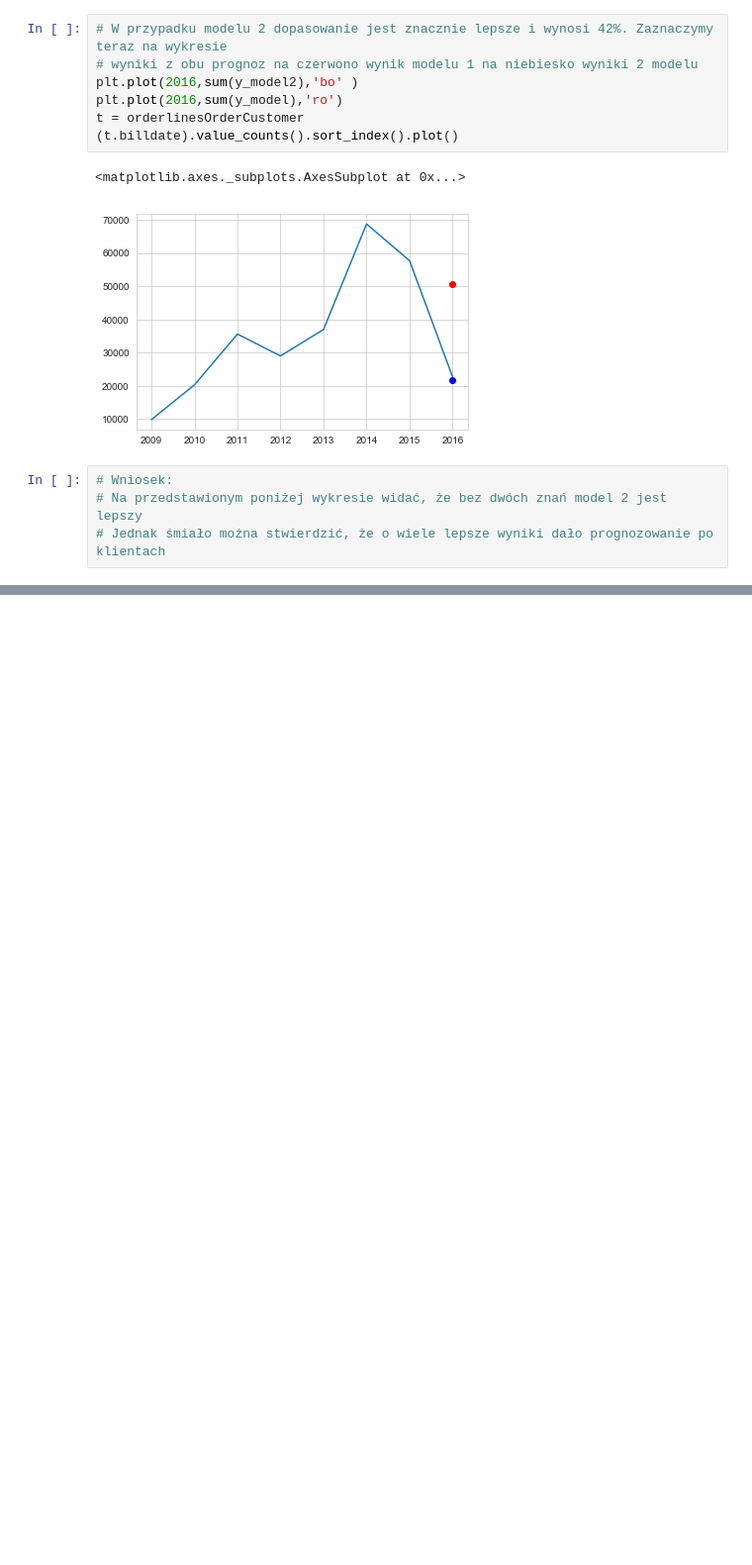
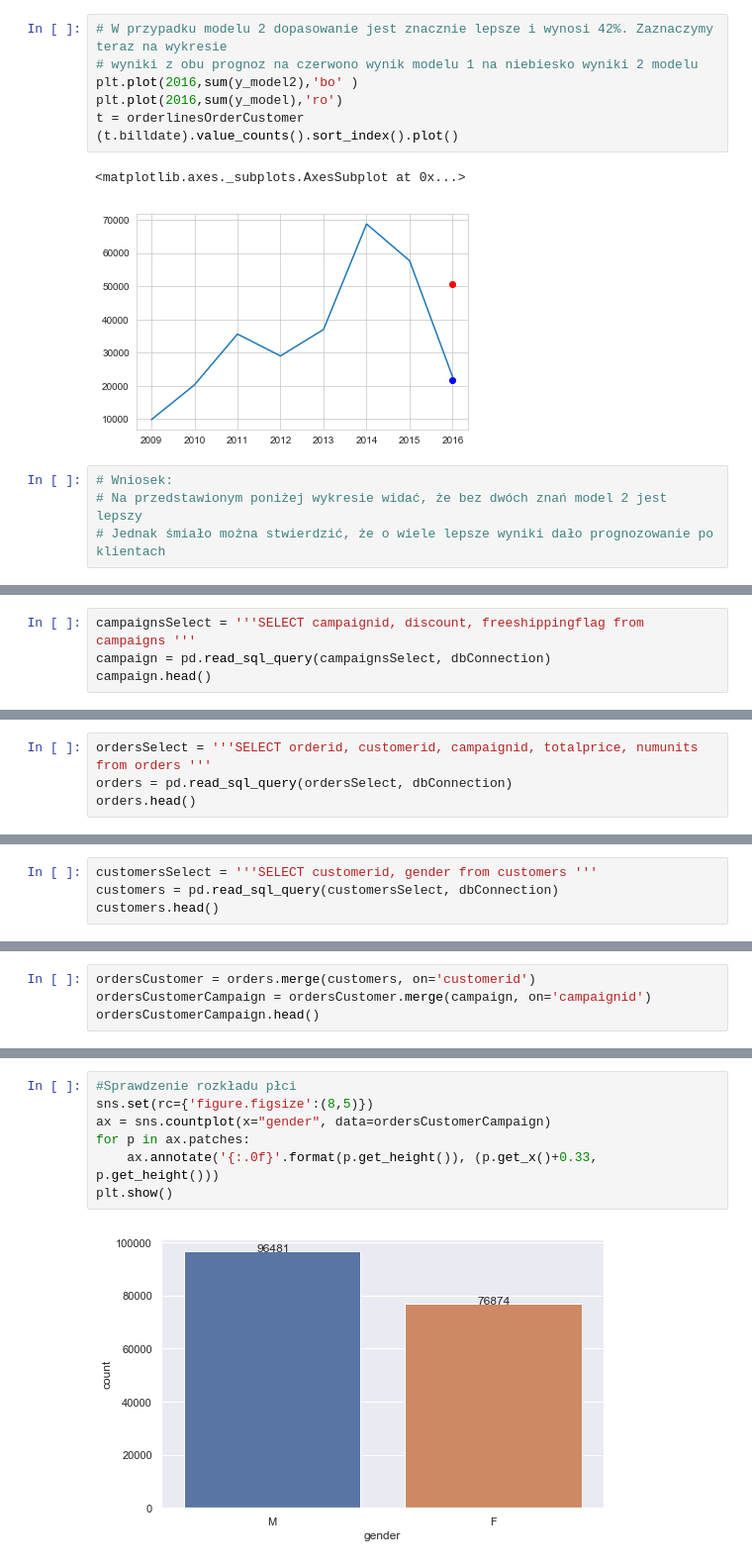
Before and after one commit to MariuszWroc/dataScience, a Jupyter notebook: data science - projekt.ipynb, the cells around one changed output, grey strips where cells are left out. Shown: that part at 99% size. Saved outputs shown, nothing was run; the diff lists cells and outputs as text; blank space fills up the shorter version.

```diff
--- a/data science - projekt.ipynb
+++ b/data science - projekt.ipynb
@@ -498,0 +478,4 @@ t = orderlinesOrderCustomer
+# %%
+campaignsSelect = '''SELECT campaignid, discount, freeshippingflag from campaigns '''
+campaign = pd.read_sql_query(campaignsSelect, dbConnection)
+campaign.head()
@@ -498,0 +489,4 @@ t = orderlinesOrderCustomer
+# %%
+ordersSelect = '''SELECT orderid, customerid, campaignid, totalprice, numunits from orders '''
+orders = pd.read_sql_query(ordersSelect, dbConnection)
+orders.head()
@@ -498,0 +500,4 @@ t = orderlinesOrderCustomer
+# %%
+customersSelect = '''SELECT customerid, gender from customers '''
+customers = pd.read_sql_query(customersSelect, dbConnection)
+customers.head()
@@ -498,0 +511,4 @@ t = orderlinesOrderCustomer
+# %%
+ordersCustomer = orders.merge(customers, on='customerid')
+ordersCustomerCampaign = ordersCustomer.merge(campaign, on='campaignid')
+ordersCustomerCampaign.head()
@@ -498,0 +522,9 @@ t = orderlinesOrderCustomer
+# %%
+#Sprawdzenie rozkładu płci
+sns.set(rc={'figure.figsize':(8,5)})
+ax = sns.countplot(x="gender", data=ordersCustomerCampaign)
+for p in ax.patches:
+    ax.annotate('{:.0f}'.format(p.get_height()), (p.get_x()+0.33, p.get_height()))
+plt.show()
+# %% [output]
+[figure, added]
```
Also changed, not shown: parts of 62 cells of this notebook.
